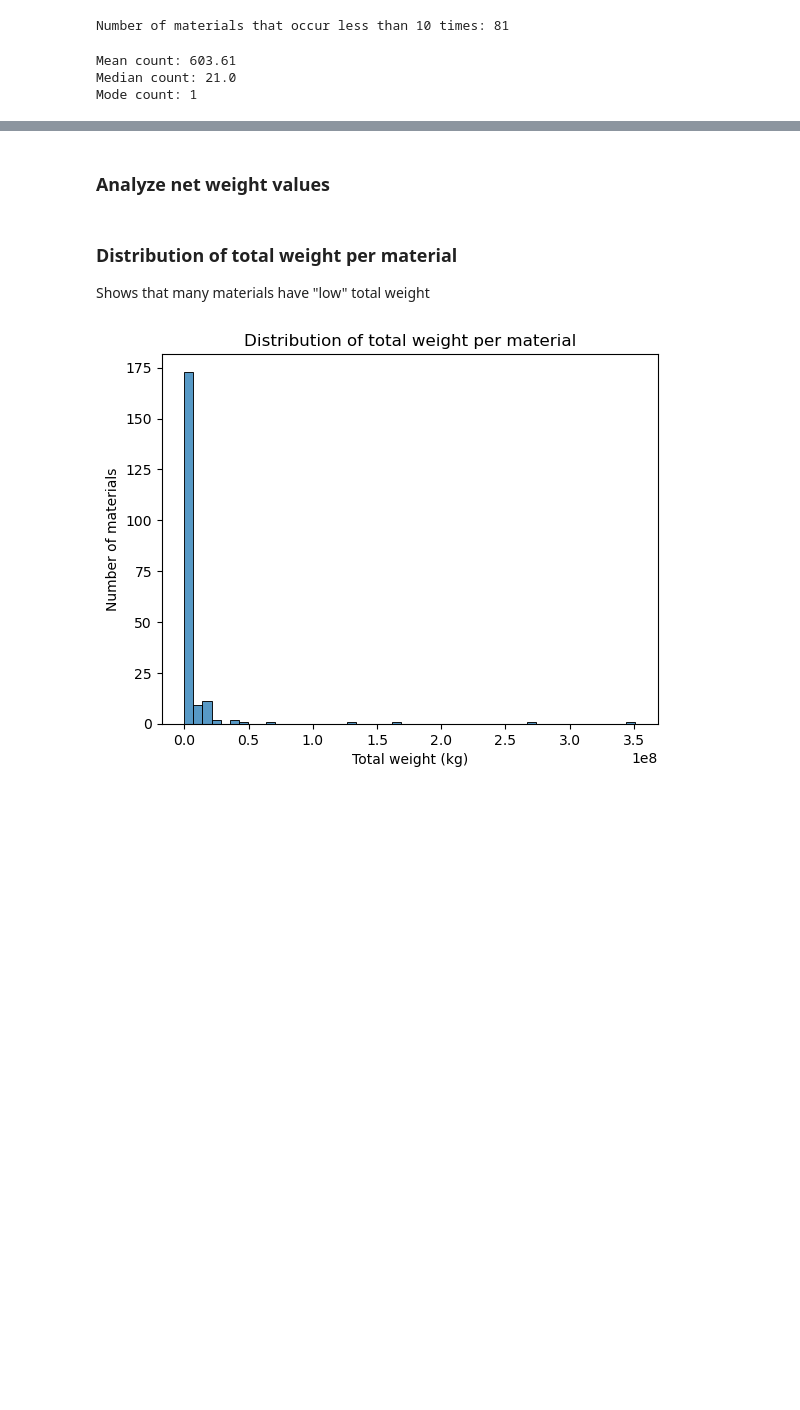
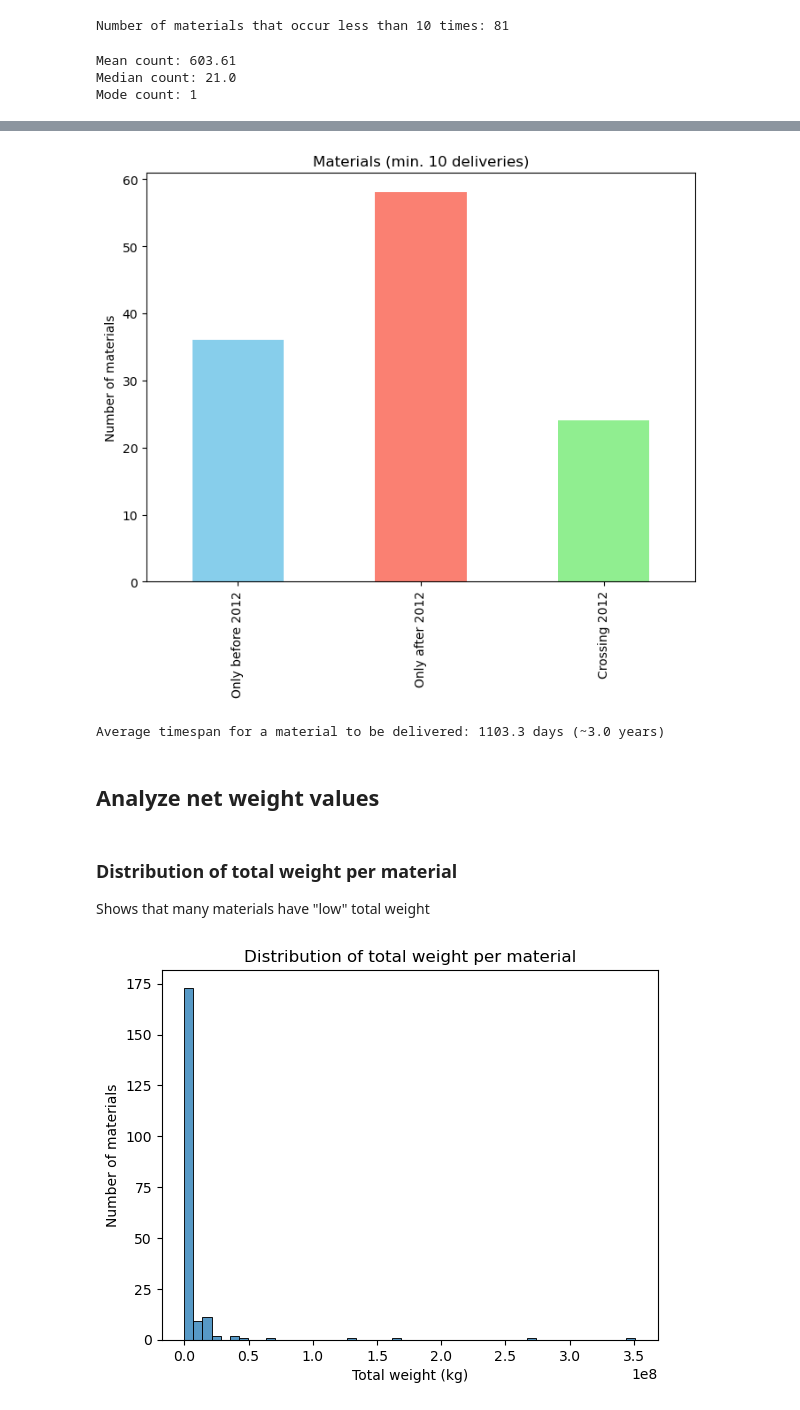
Before and after one commit to almaanthonisen/TDT4173-Machine-Learning, a Jupyter notebook: notebooks/dev/EDA.ipynb, the cells around one changed output, grey strips where cells are left out. Cells and saved outputs as stored; diff of their text form; code cells hidden in the pictures; blank space fills up the shorter version.

```diff
--- a/notebooks/dev/EDA.ipynb
+++ b/notebooks/dev/EDA.ipynb
@@ -189,5 +220,43 @@ Mode count: 1
+# %%
+# Same plot as above, but only for materials with more than 10 deliveries
+
+# Add delivery counts
+material_counts = receivals.groupby("rm_id")["date_arrival"].count().reset_index(name="n_deliveries")
+material_ranges = material_ranges.merge(material_counts, on="rm_id")
+
+# Filter
+material_ranges_filtered = material_ranges[material_ranges["n_deliveries"] > 10]
+
+# Recalculate categories
+only_before_2012 = (material_ranges_filtered["max"] < pd.Timestamp("2012-01-01", tz="UTC")).sum()
+only_after_2012 = (material_ranges_filtered["min"] >= pd.Timestamp("2012-01-01", tz="UTC")).sum()
+crossing_2012 = ((material_ranges_filtered["min"] < pd.Timestamp("2012-01-01", tz="UTC")) &
+                 (material_ranges_filtered["max"] >= pd.Timestamp("2012-01-01", tz="UTC"))).sum()
+
+counts_filtered = pd.Series(
+    [only_before_2012, only_after_2012, crossing_2012],
+    index=["Only before 2012", "Only after 2012", "Crossing 2012"]
+)
+
+# Plot
+counts_filtered.plot(kind="bar", color=["skyblue", "salmon", "lightgreen"], figsize=(8,6))
+plt.title("Materials (min. 10 deliveries)")
+plt.ylabel("Number of materials")
+plt.show()
+# %% [output]
+[figure, added]
+# %%
+# What is average "lifespan" of receivals for materials
+
+material_ranges["lifespan_days"] = (material_ranges["max"] - material_ranges["min"]).dt.days
+
+avg_lifespan = material_ranges["lifespan_days"].mean()
+
+print(f"Average timespan for a material to be delivered: {avg_lifespan:.1f} days (~{avg_lifespan/365:.1f} years)")
+# %% [output]
+Average timespan for a material to be delivered: 1103.3 days (~3.0 years)
 # %% [markdown]
-### Analyze net weight values
+## Analyze net weight values
 # %% [markdown]
 ### Distribution of total weight per material
 
```
Also changed, not shown: parts of 12 cells of this notebook, 1 other file.
